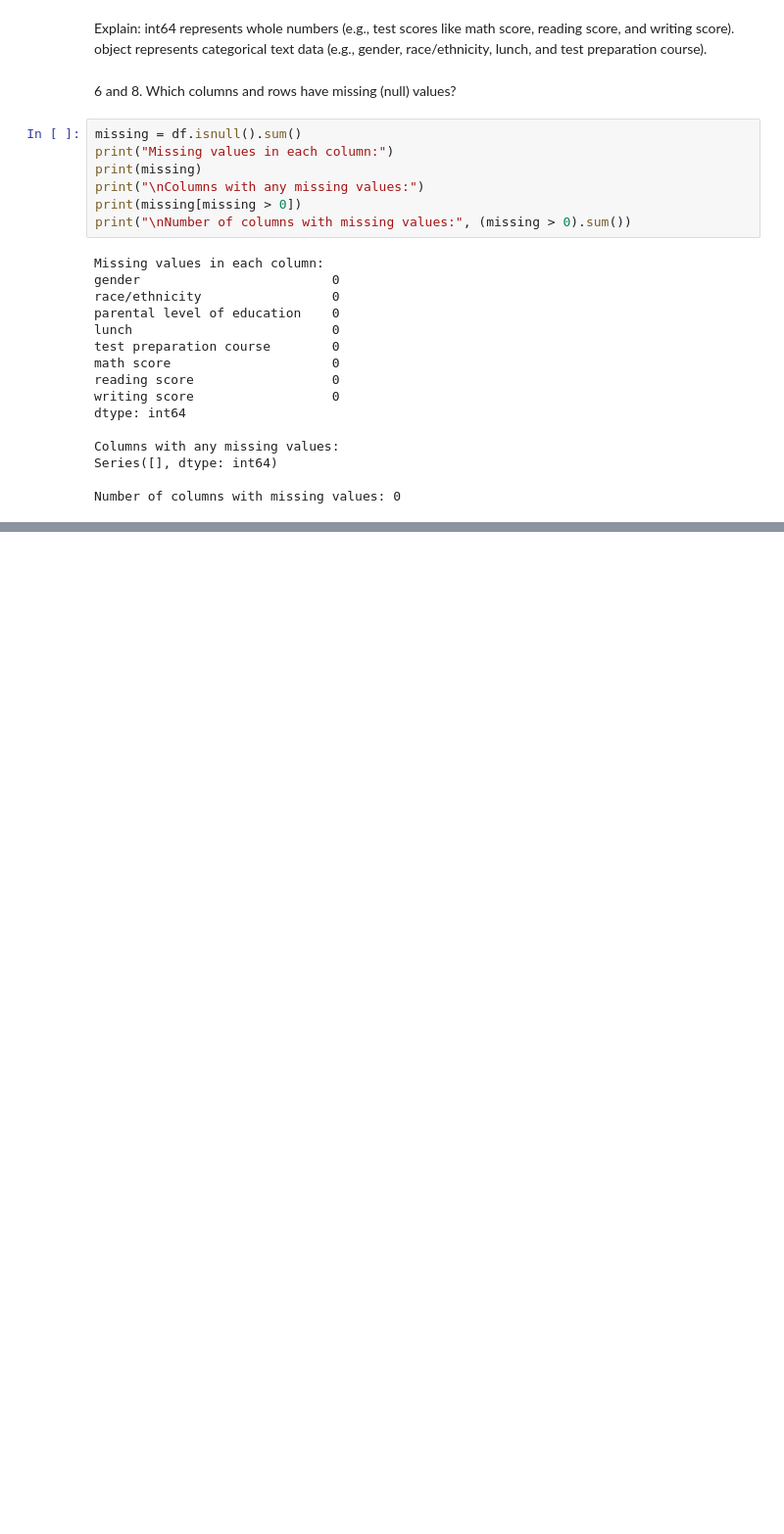
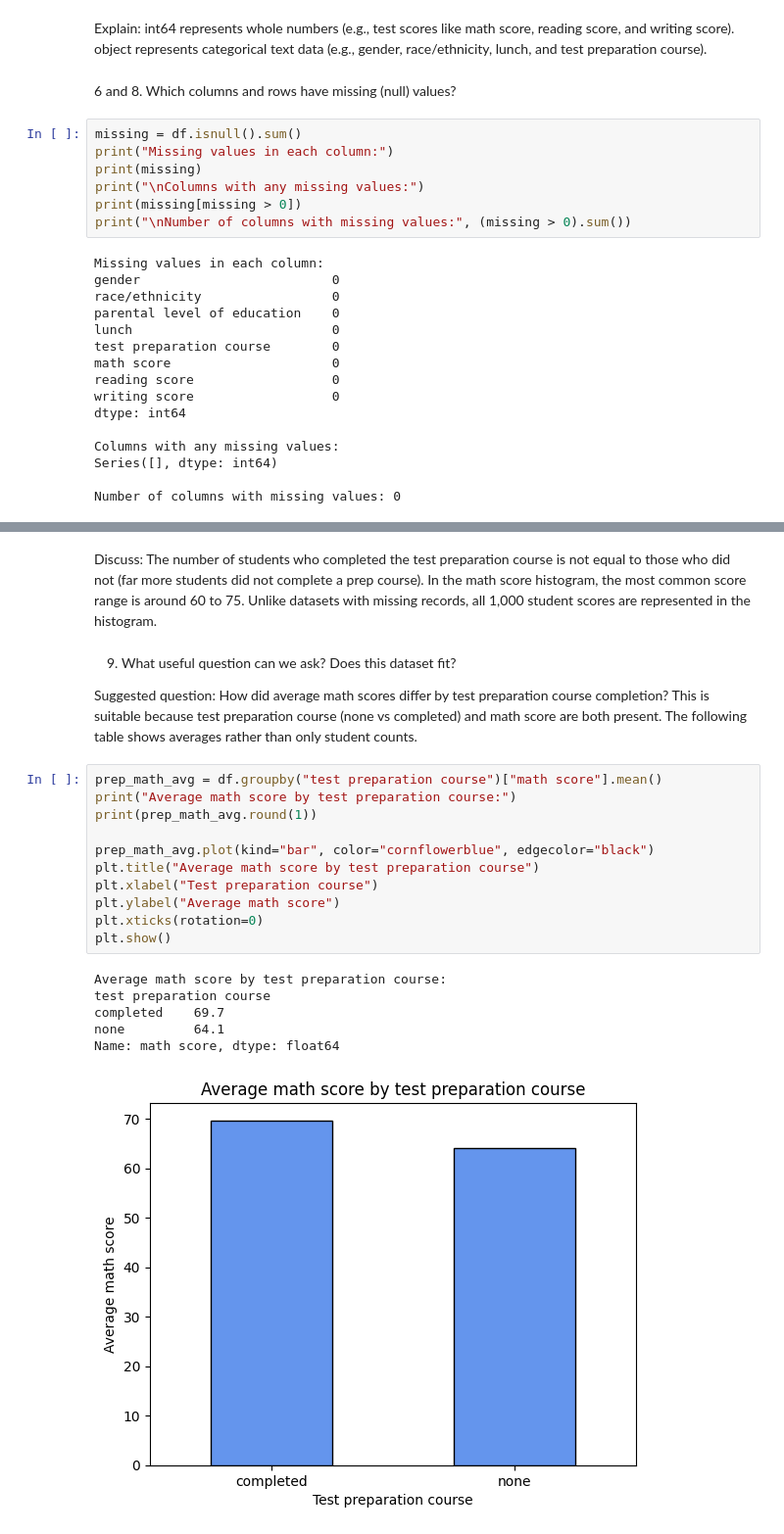
Before and after one commit to RUSHAN-29/data-science-toolkit, a Jupyter notebook: tuto3dataset.ipynb, the cells around one changed output, grey strips where cells are left out. Shown at 98% size. Cells and saved outputs as stored; diff of their text form; blank space fills up the shorter version.

```diff
--- a/tuto3dataset.ipynb
+++ b/tuto3dataset.ipynb
@@ -101,0 +136,24 @@ Number of columns with missing values: 0
+# %% [markdown]
+Discuss: The number of students who completed the test preparation course is not equal to those who did not (far more students did not complete a prep course). In the math score histogram, the most common score range is around 60 to 75. Unlike datasets with missing records, all 1,000 student scores are represented in the histogram.
+# %% [markdown]
+9. What useful question can we ask? Does this dataset fit?
+
+Suggested question: How did average math scores differ by test preparation course completion?   This is suitable because test preparation course (none vs completed) and math score are both present. The following table shows averages rather than only student counts.
+# %%
+prep_math_avg = df.groupby("test preparation course")["math score"].mean()
+print("Average math score by test preparation course:")
+print(prep_math_avg.round(1))
+
+prep_math_avg.plot(kind="bar", color="cornflowerblue", edgecolor="black")
+plt.title("Average math score by test preparation course")
+plt.xlabel("Test preparation course")
+plt.ylabel("Average math score")
+plt.xticks(rotation=0)
+plt.show()
+# %% [output]
+Average math score by test preparation course:
+test preparation course
+completed    69.7
+none         64.1
+Name: math score, dtype: float64
+[figure, added]
```
Also changed, not shown: parts of 8 cells of this notebook.
